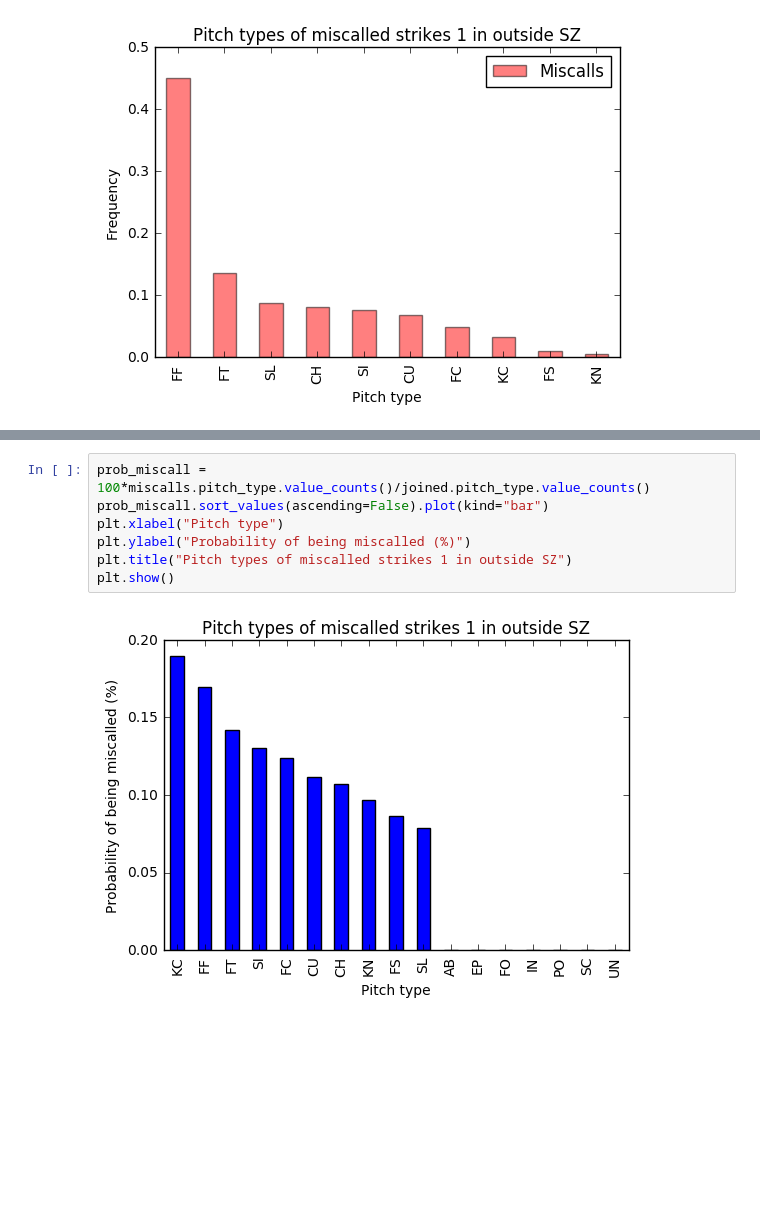
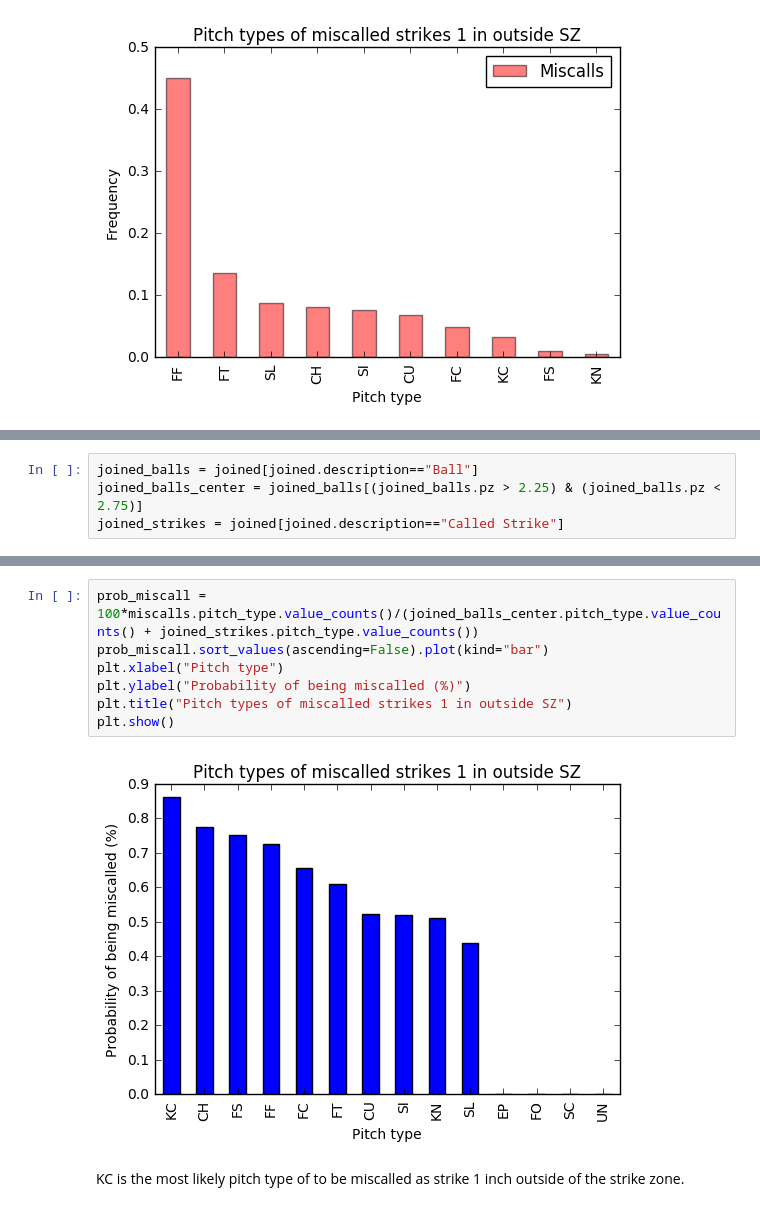
Before and after one commit to mavrommatis/pitchfx_sql, a Jupyter notebook: Notebooks/PitchMiscalls.ipynb, the cells around one changed output, grey strips where cells are left out. Drawn from its saved outputs; the diff is of its cells as text; blank space fills up the shorter version.

Commit message:
Fix normalization for miscalls pitch types

```diff
--- a/Notebooks/PitchMiscalls.ipynb
+++ b/Notebooks/PitchMiscalls.ipynb
@@ -282,0 +324,4 @@ plt.show()
+# %%
+joined_balls = joined[joined.description=="Ball"]
+joined_balls_center = joined_balls[(joined_balls.pz > 2.25) & (joined_balls.pz < 2.75)]
+joined_strikes = joined[joined.description=="Called Strike"]
@@ -283,9 +354,11 @@ plt.show()
 # %%
-prob_miscall = 100*miscalls.pitch_type.value_counts()/joined.pitch_type.value_counts()
+prob_miscall = 100*miscalls.pitch_type.value_counts()/(joined_balls_center.pitch_type.value_counts() + joined_strikes.pitch_type.value_counts())
 prob_miscall.sort_values(ascending=False).plot(kind="bar")
 plt.xlabel("Pitch type")
 plt.ylabel("Probability of being miscalled (%)")
 plt.title("Pitch types of miscalled strikes 1 in outside SZ")
 plt.show()
 # %% [output]
-[figure, old version]
+[figure, new version]
+# %% [markdown]
+KC is the most likely pitch type of to be miscalled as strike 1 inch outside of the strike zone.
```
Also changed, not shown: parts of 6 cells of this notebook.
